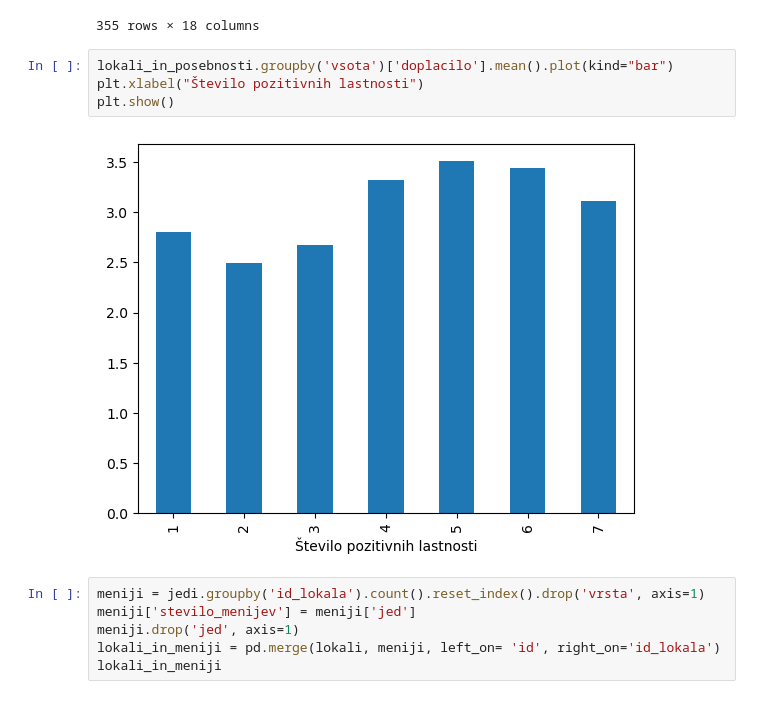
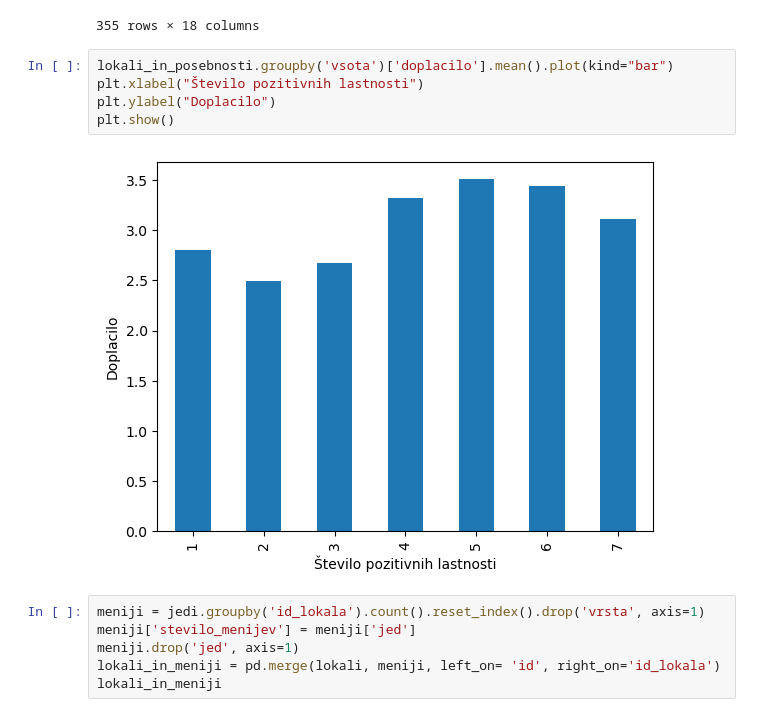
Before and after one commit to Valerij15/Studentska-prehrana, a Jupyter notebook: analiza.ipynb, the cells around one changed output. Cells and saved outputs as stored; diff of their text form.

```diff
--- a/analiza.ipynb
+++ b/analiza.ipynb
@@ -193,9 +198,10 @@ lokali_in_posebnosti
 # %%
 lokali_in_posebnosti.groupby('vsota')['doplacilo'].mean().plot(kind="bar")
 plt.xlabel("Število pozitivnih lastnosti")
+plt.ylabel("Doplacilo")
 plt.show()
 # %% [output]
-[figure, old version]
+[figure, new version]
 # %%
 meniji = jedi.groupby('id_lokala').count().reset_index().drop('vrsta', axis=1)
 meniji['stevilo_menijev'] = meniji['jed']
```
Also changed, not shown: parts of 5 cells of this notebook, 3 other files.
